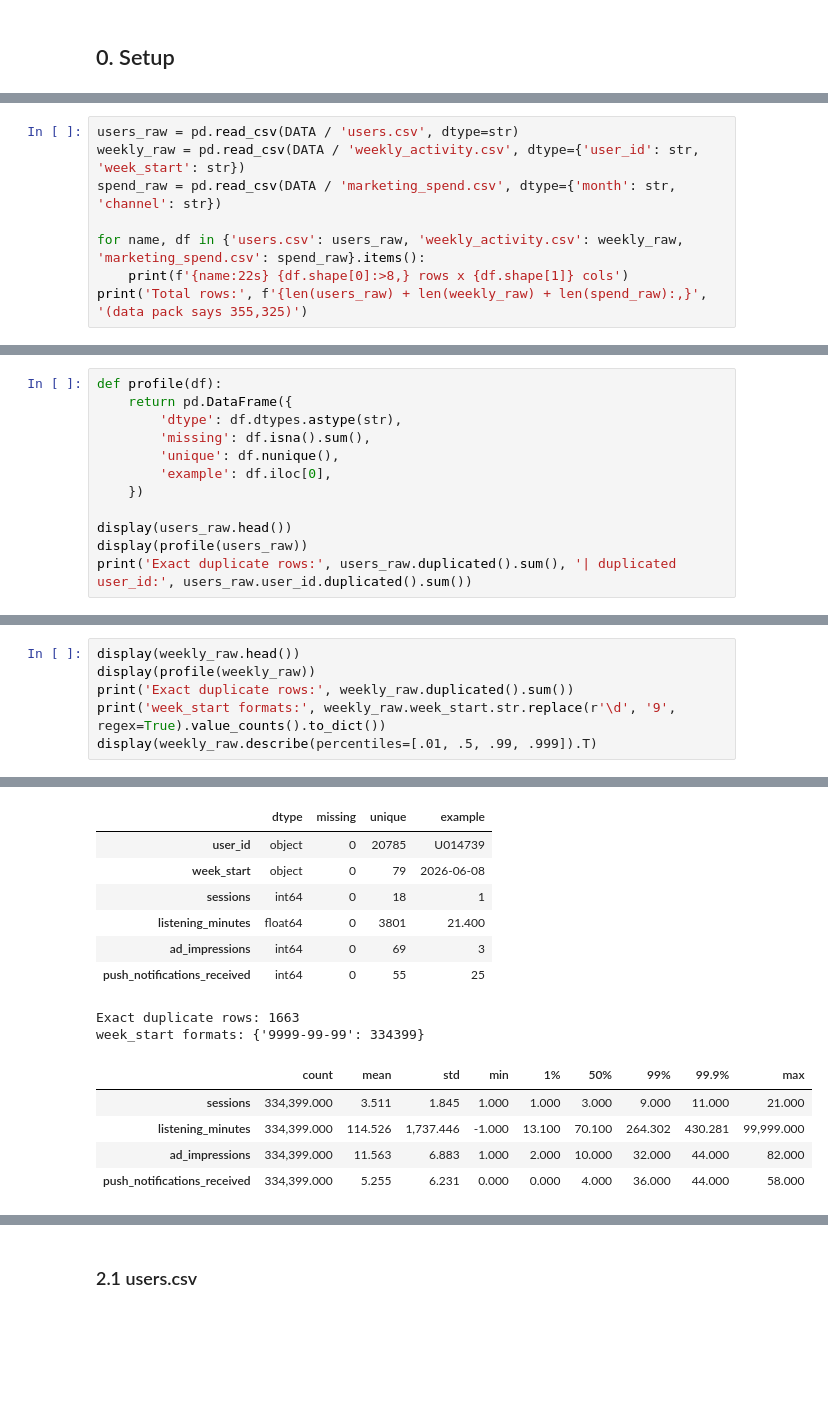
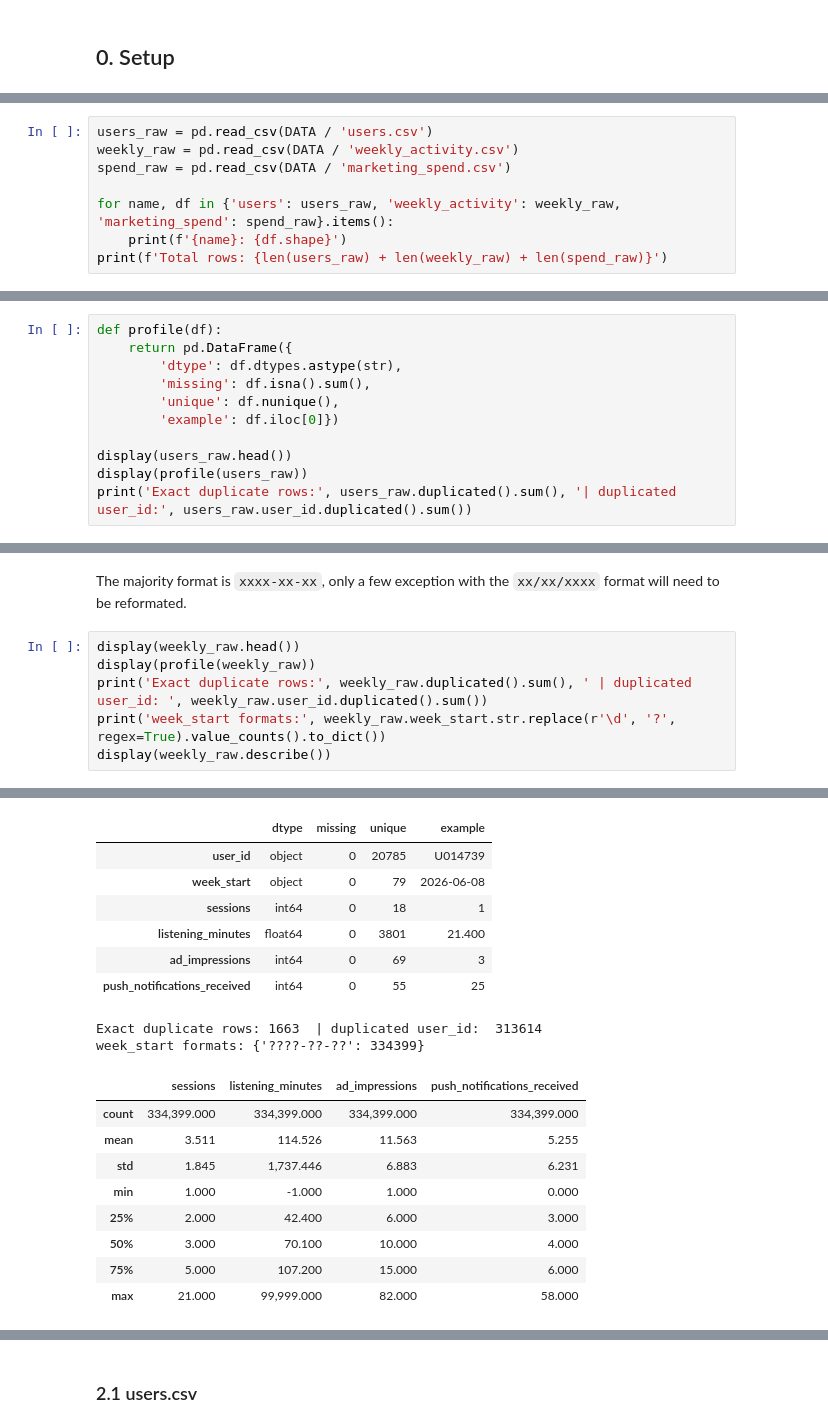
Before and after one commit to leobeaumont/growth_modelling_echo, a Jupyter notebook: 06_Echo/echo_growth_analysis.ipynb, the cells around one changed output, grey strips where cells are left out. Drawn from its saved outputs; the diff is of its cells as text; blank space fills up the shorter version.

```diff
--- a/06_Echo/echo_growth_analysis.ipynb
+++ b/06_Echo/echo_growth_analysis.ipynb
@@ -94,9 +94,9 @@ We read everything **as raw as possible** (user file as strings) so that no prob
 # %%
-users_raw = pd.read_csv(DATA / 'users.csv', dtype=str)
-weekly_raw = pd.read_csv(DATA / 'weekly_activity.csv', dtype={'user_id': str, 'week_start': str})
-spend_raw = pd.read_csv(DATA / 'marketing_spend.csv', dtype={'month': str, 'channel': str})
+users_raw = pd.read_csv(DATA / 'users.csv')
+weekly_raw = pd.read_csv(DATA / 'weekly_activity.csv')
+spend_raw = pd.read_csv(DATA / 'marketing_spend.csv')
 
-for name, df in {'users.csv': users_raw, 'weekly_activity.csv': weekly_raw, 'marketing_spend.csv': spend_raw}.items():
-    print(f'{name:22s} {df.shape[0]:>8,} rows x {df.shape[1]} cols')
-print('Total rows:', f'{len(users_raw) + len(weekly_raw) + len(spend_raw):,}', '(data pack says 355,325)')
+for name, df in {'users': users_raw, 'weekly_activity': weekly_raw, 'marketing_spend': spend_raw}.items():
+    print(f'{name}: {df.shape}')
+print(f'Total rows: {len(users_raw) + len(weekly_raw) + len(spend_raw)}')
 # %% [output]
@@ -110,8 +112,7 @@ def profile(df):
         'dtype': df.dtypes.astype(str),
         'missing': df.isna().sum(),
         'unique': df.nunique(),
-        'example': df.iloc[0],
-    })
+        'example': df.iloc[0]})
 
 display(users_raw.head())
 display(profile(users_raw))
@@ -169,28 +170,34 @@ Examples of the minority format: ['22/02/2025', '01/01/2026', '20/11/2025', '28/
+# %% [markdown]
+The majority format is `xxxx-xx-xx`, only a few exception with the `xx/xx/xxxx` format will need to be reformated.
 # %%
 display(weekly_raw.head())
 display(profile(weekly_raw))
-print('Exact duplicate rows:', weekly_raw.duplicated().sum())
-print('week_start formats:', weekly_raw.week_start.str.replace(r'\d', '9', regex=True).value_counts().to_dict())
-display(weekly_raw.describe(percentiles=[.01, .5, .99, .999]).T)
+print('Exact duplicate rows:', weekly_raw.duplicated().sum(), ' | duplicated user_id: ', weekly_raw.user_id.duplicated().sum())
+print('week_start formats:', weekly_raw.week_start.str.replace(r'\d', '?', regex=True).value_counts().to_dict())
+display(weekly_raw.describe())
 # %% [output]
 |  | user_id | week_start | sessions | listening_minutes | ad_impressions | push_notifications_received |
 | 0 | U014739 | 2026-06-08 | 1 | 21.400 | 3 | 25 |
 | 1 | U002742 | 2025-04-28 | 3 | 70.700 | 10 | 8 |
 | 2 | U015251 | 2026-04-13 | 3 | 59.100 | 9 | 41 |
 | 3 | U008670 | 2025-09-08 | 6 | 94.500 | 16 | 3 |
 | 4 | U004384 | 2025-07-28 | 5 | 81.900 | 14 | 3 |
 |  | dtype | missing | unique | example |
 | user_id | object | 0 | 20785 | U014739 |
 | week_start | object | 0 | 79 | 2026-06-08 |
 | sessions | int64 | 0 | 18 | 1 |
 | listening_minutes | float64 | 0 | 3801 | 21.400 |
 | ad_impressions | int64 | 0 | 69 | 3 |
 | push_notifications_received | int64 | 0 | 55 | 25 |
-Exact duplicate rows: 1663
-week_start formats: {'9999-99-99': 334399}
+Exact duplicate rows: 1663  | duplicated user_id:  313614
+week_start formats: {'????-??-??': 334399}
-|  | count | mean | std | min | 1% | 50% | 99% | 99.9% | max |
-| sessions | 334,399.000 | 3.511 | 1.845 | 1.000 | 1.000 | 3.000 | 9.000 | 11.000 | 21.000 |
-| listening_minutes | 334,399.000 | 114.526 | 1,737.446 | -1.000 | 13.100 | 70.100 | 264.302 | 430.281 | 99,999.000 |
-| ad_impressions | 334,399.000 | 11.563 | 6.883 | 1.000 | 2.000 | 10.000 | 32.000 | 44.000 | 82.000 |
-| push_notifications_received | 334,399.000 | 5.255 | 6.231 | 0.000 | 0.000 | 4.000 | 36.000 | 44.000 | 58.000 |
+|  | sessions | listening_minutes | ad_impressions | push_notifications_received |
+| count | 334,399.000 | 334,399.000 | 334,399.000 | 334,399.000 |
+| mean | 3.511 | 114.526 | 11.563 | 5.255 |
+| std | 1.845 | 1,737.446 | 6.883 | 6.231 |
+| min | 1.000 | -1.000 | 1.000 | 0.000 |
+| 25% | 2.000 | 42.400 | 6.000 | 3.000 |
+| 50% | 3.000 | 70.100 | 10.000 | 4.000 |
+| 75% | 5.000 | 107.200 | 15.000 | 6.000 |
+| max | 21.000 | 99,999.000 | 82.000 | 58.000 |
 # %% [markdown]
```
Also changed, not shown: parts of 57 cells of this notebook.
